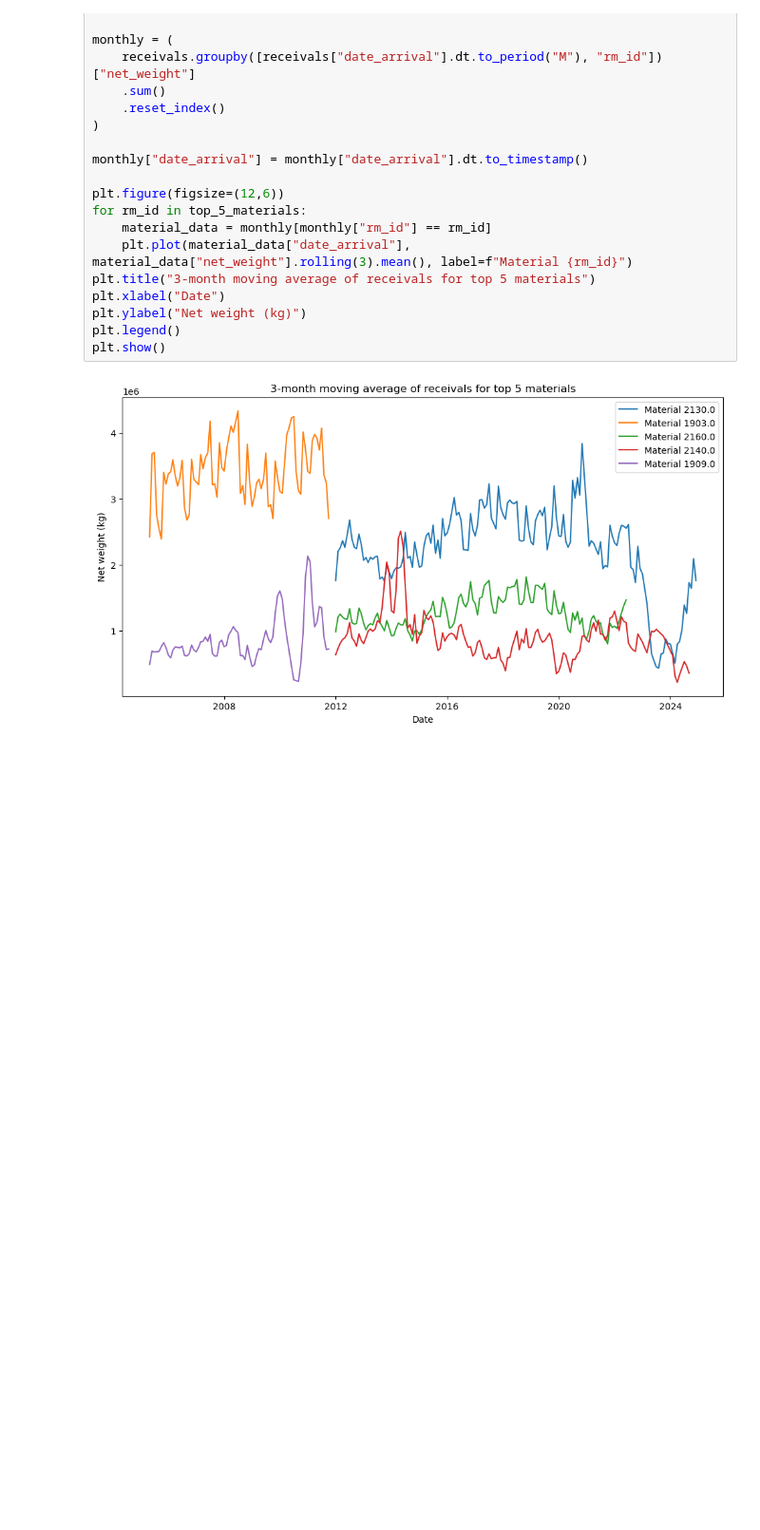
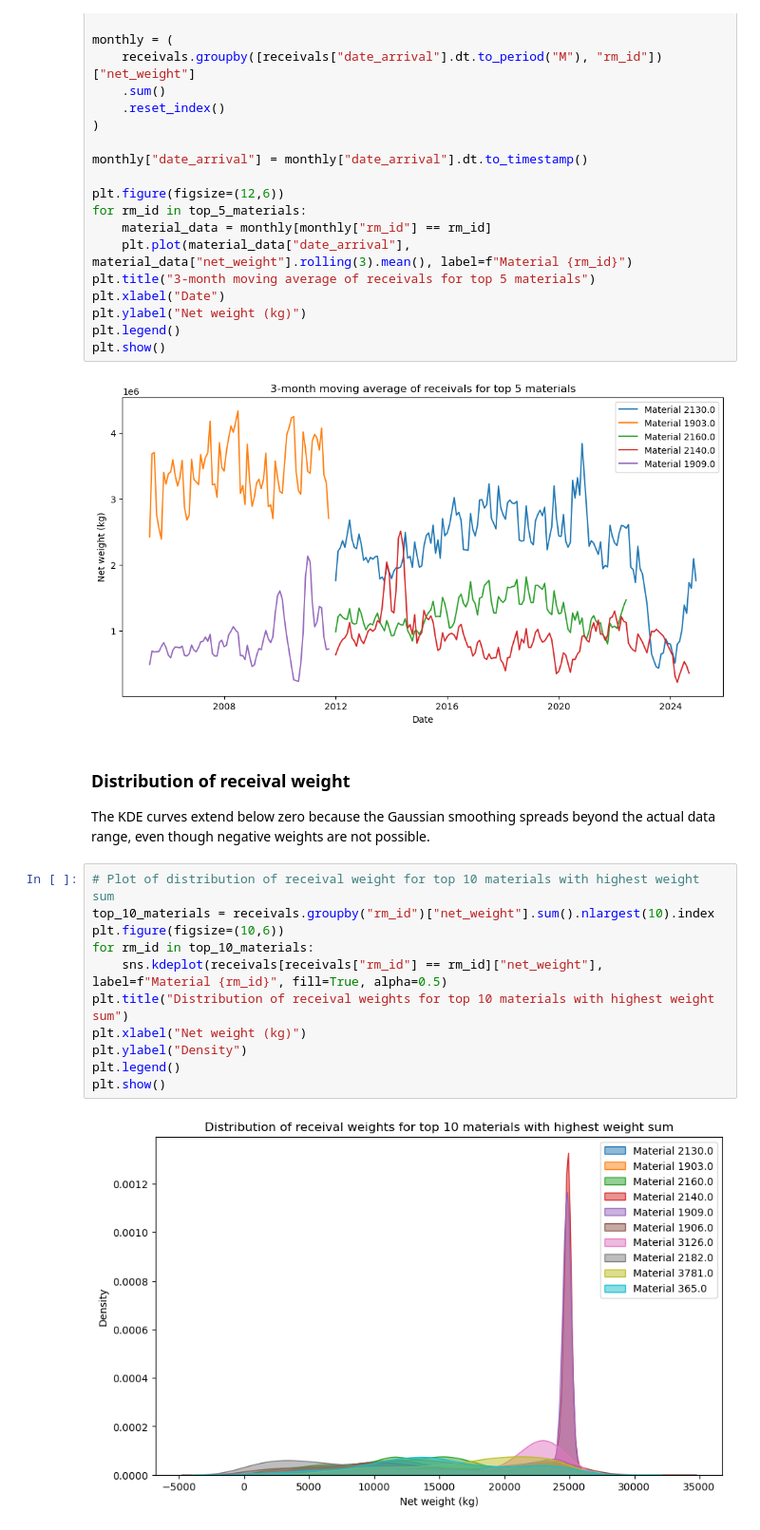
Before and after one commit to almaanthonisen/TDT4173-Machine-Learning, a Jupyter notebook: notebooks/dev/EDA.ipynb, the cells around one changed output. Shown at 95% size. Drawn from its saved outputs; the diff is of its cells as text; blank space fills up the shorter version.

```diff
--- a/notebooks/dev/EDA.ipynb
+++ b/notebooks/dev/EDA.ipynb
@@ -457,3 +681,20 @@ plt.legend()
 plt.show()
 # %% [output]
 [figure]
+# %% [markdown]
+### Distribution of receival weight
+
+The KDE curves extend below zero because the Gaussian smoothing spreads beyond the actual data range, even though negative weights are not possible.
+# %%
+# Plot of distribution of receival weight for top 10 materials with highest weight sum
+top_10_materials = receivals.groupby("rm_id")["net_weight"].sum().nlargest(10).index
+plt.figure(figsize=(10,6))
+for rm_id in top_10_materials:
+    sns.kdeplot(receivals[receivals["rm_id"] == rm_id]["net_weight"], label=f"Material {rm_id}", fill=True, alpha=0.5)
+plt.title("Distribution of receival weights for top 10 materials with highest weight sum")
+plt.xlabel("Net weight (kg)")
+plt.ylabel("Density")
+plt.legend()
+plt.show()
+# %% [output]
+[figure, added]
```
Also changed, not shown: parts of 42 cells of this notebook.
